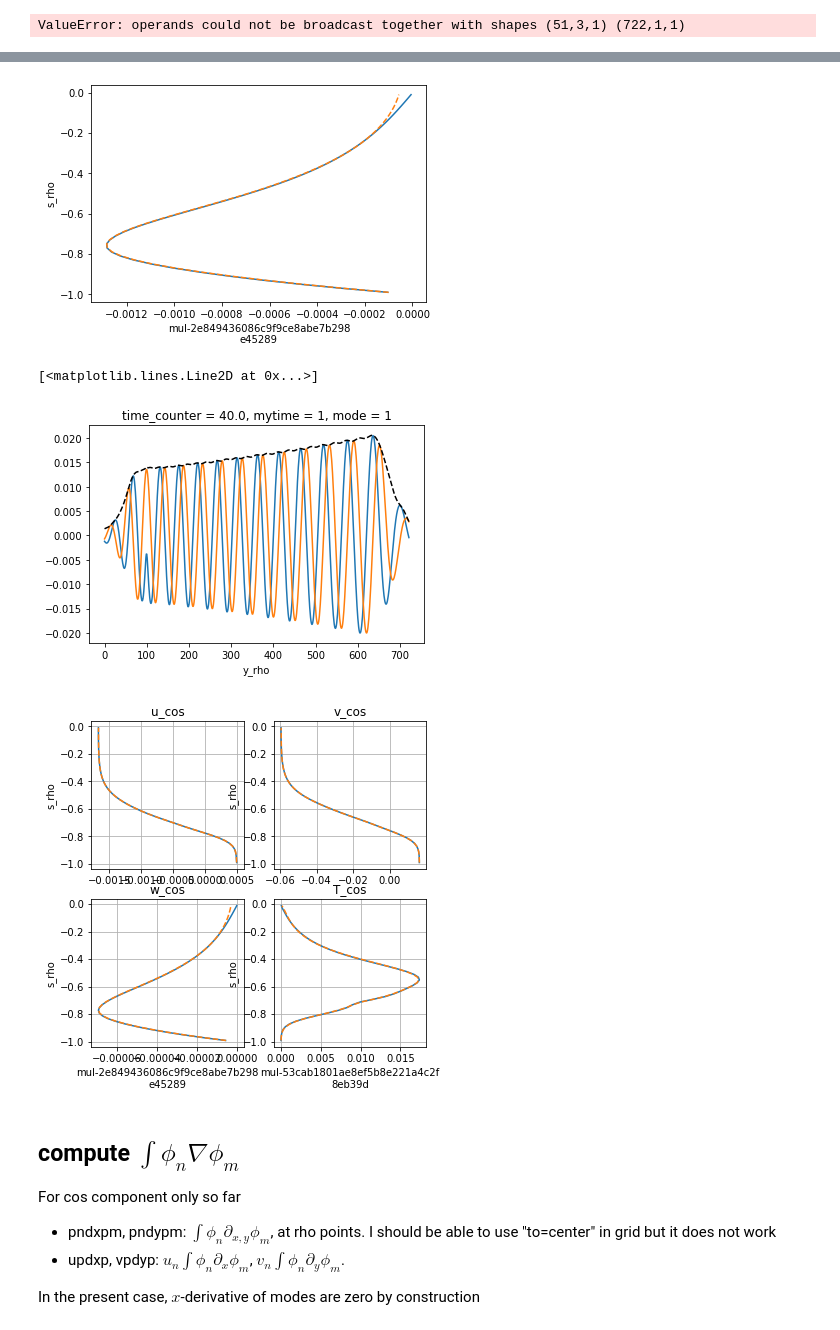
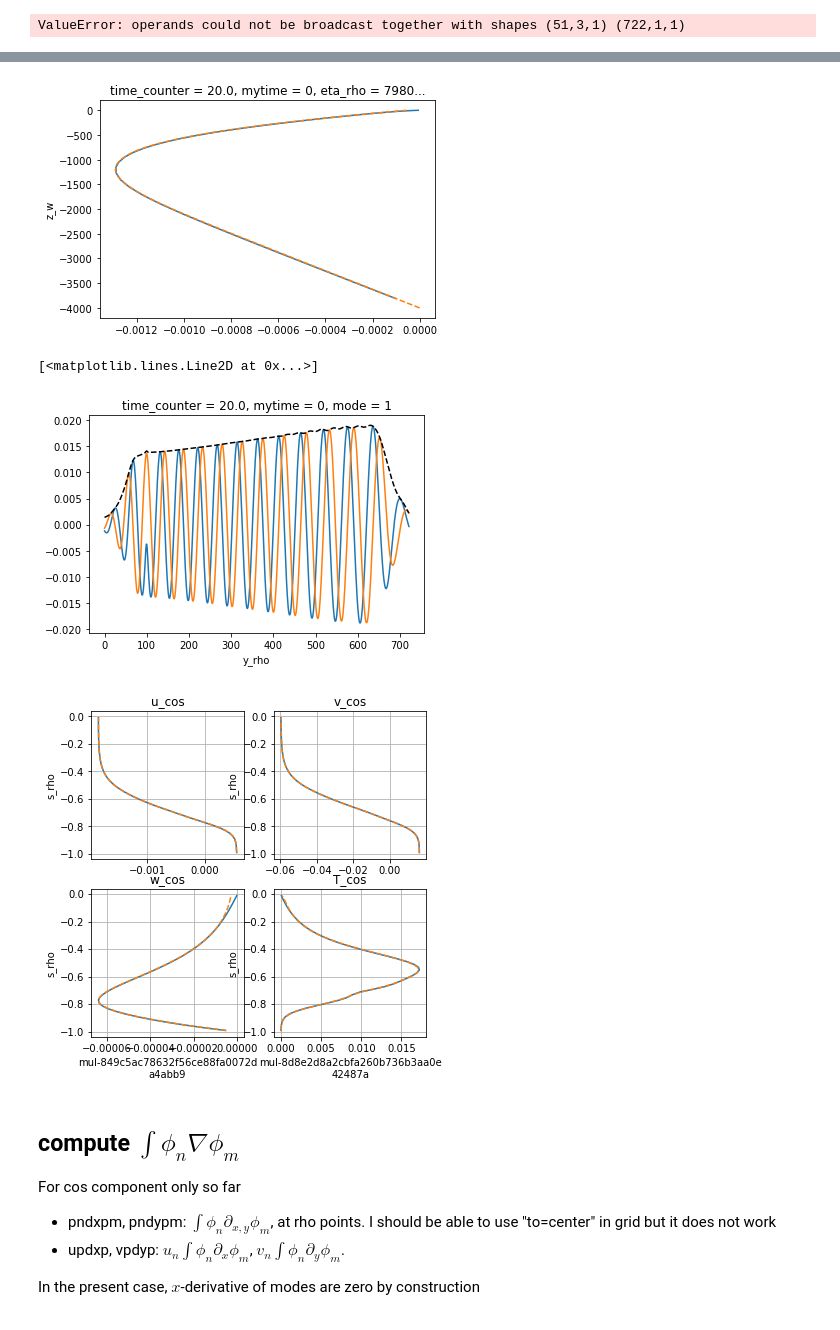
Before and after one commit to slgentil/croco, a Jupyter notebook: tutorials/dev/DiagDynCSW_proj_white.ipynb, the cells around one changed output, grey strips where cells are left out. Cells and saved outputs as stored; diff of their text form; code cells hidden in the pictures.

```diff
--- a/tutorials/dev/DiagDynCSW_proj_white.ipynb
+++ b/tutorials/dev/DiagDynCSW_proj_white.ipynb
@@ -65,7 +65,7 @@ Grid size: (L ,M, N) = (258, 722, 50)
 ## Extract data on a y-z section and at a given time
 Here we assume the mean state is given by the average over a single time window, hence no need to re-interpolate fields on a "mean grid"
 # %%
-indt = 1
+indt = 0
 Nx = r['his'].x_rho.size
 indx = slice(Nx//2-1, Nx//2+2)
 indu = slice(Nx//2-1, Nx//2+1)
@@ -405,22 +428,24 @@ ValueError: operands could not be broadcast together with shapes (51,3,1) (722,1
 # %%
 z_rho = get_z(r, zeta=ds.ssh_a, h=ds.h, vgrid='r', hgrid='r').persist()
 wn_c = projw(ds.w_t_cos, z_rho).persist()
 #wn_b = projwb(ds.w_t_cos, z_rho).persist()
 bn_c = projb(ds.T_t_cos, z_rho).persist()
 
 if True:
-    ds.w_t_cos.isel(x_rho=0,y_rho=200).plot(y="s_rho")
-    wre = grid.interp(wn_c*modw, "s").isel(x_rho=0, y_rho=200).sum("mode")
-    wre.plot(y="s_rho",linestyle="--")
+    ds.w_t_cos.assign_coords(z_r=z_rho).isel(x_rho=1,y_rho=200).plot(y="z_r")
+    #wre = grid.interp(wn_c*modw, "s").assign_coords(z_r=zmoy).isel(x_rho=1, y_rho=200).sum("mode")
+    #wre.plot(y="z_r",linestyle="--")
+    wre = (wn_c*modw).assign_coords(z_w=zwoy).isel(x_rho=1, y_rho=200).sum("mode")
+    wre.plot(y="z_w", linestyle="--")
 else:
     ds.T_t_cos.isel(x_rho=0,y_rho=200).plot(y="s_rho")
     wre = grid.interp(-dm.c**2*bn_c*dm.dphidz, "s").isel(x_rho=0, y_rho=200).sum("mode")
     wre.plot(y="s_rho",linestyle="--")
 
 #wbe = grid.interp(wn_b*modw, "s").isel(x_rho=0, y_rho=200).sum("mode")
 #plt.plot(wbe.values, linestyle="--")
 # %% [output]
-[figure, old version]
+[figure, new version]
 # %%
 ### Continuity equation
 # N.B.: I don't know why I have to chunk after interp. Otherwise I have error
@@ -443,9 +468,12 @@ un_s.isel(x_rho=1, mode=1).plot()
 np.sqrt(un_s**2+un_c**2).isel(x_rho=1, mode=1).plot(linestyle="--", color="k")
 # %% [output]
 [<matplotlib.lines.Line2D at 0x...>]
-[figure, old version]
+[figure, new version]
 # %%
-# test reconstruction
+### test reconstruction
+# these look bad because they are plotted vs. s_rho, whereas actual z grid are different
+# cf. previous exemple for the reconstruction of w
+
 fig, axs = plt.subplots(2, 2, figsize=(6,6))
 ix, jy = 0, 350
 
@@ -474,7 +502,7 @@ ax.set_title('T_cos')
 for ax in axs.ravel():
     ax.grid(True)
 # %% [output]
-[figure, old version]
+[figure, new version]
 # %% [markdown]
 ## compute $\int\phi_n\nabla\phi_m$
 For cos component only so far
```
Also changed, not shown: parts of 15 cells of this notebook, 1 other file.
